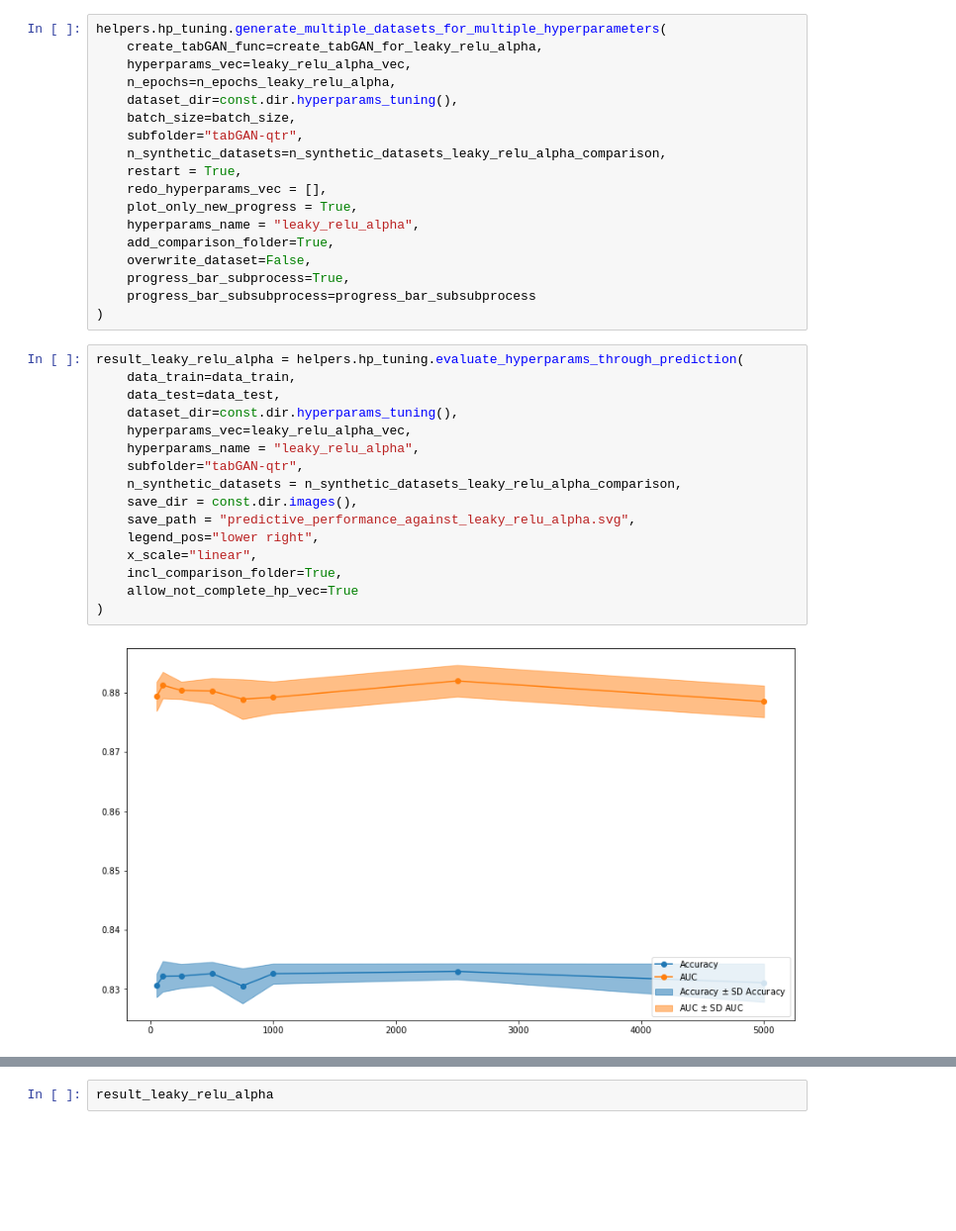
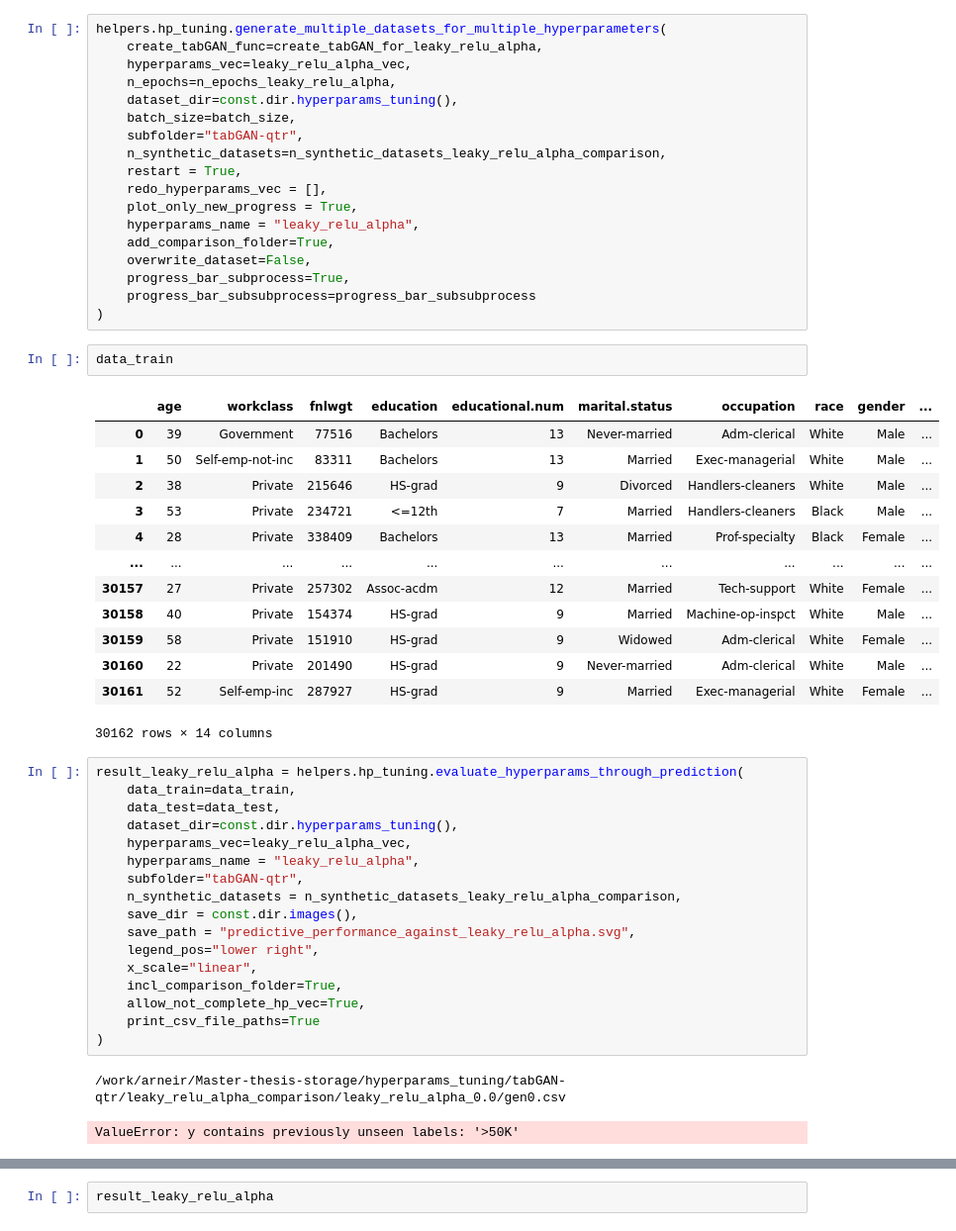
Before and after one commit to ArneRustad/Master-thesis-cf, a Jupyter notebook: scripts/tabGAN_hyperparam_tuning.ipynb, the cells around one changed output, grey strips where cells are left out. Shown at 99% size. Saved outputs shown, nothing was run; the diff lists cells and outputs as text; blank space fills up the shorter version.

Commit message:
Continud hp tuning, working on a bug fix for Idun

```diff
--- a/scripts/tabGAN_hyperparam_tuning.ipynb
+++ b/scripts/tabGAN_hyperparam_tuning.ipynb
@@ -1319,6 +1301,22 @@ helpers.hp_tuning.generate_multiple_datasets_for_multiple_hyperparameters(
     progress_bar_subprocess=True,
     progress_bar_subsubprocess=progress_bar_subsubprocess
 )
+# %%
+data_train
+# %% [output]
+|  | age | workclass | fnlwgt | education | educational.num | marital.status | occupation | race | gender | ... |
+| 0 | 39 | Government | 77516 | Bachelors | 13 | Never-married | Adm-clerical | White | Male | ... |
+| 1 | 50 | Self-emp-not-inc | 83311 | Bachelors | 13 | Married | Exec-managerial | White | Male | ... |
+| 2 | 38 | Private | 215646 | HS-grad | 9 | Divorced | Handlers-cleaners | White | Male | ... |
+| 3 | 53 | Private | 234721 | <=12th | 7 | Married | Handlers-cleaners | Black | Male | ... |
+| 4 | 28 | Private | 338409 | Bachelors | 13 | Married | Prof-specialty | Black | Female | ... |
+| ... | ... | ... | ... | ... | ... | ... | ... | ... | ... | ... |
+| 30157 | 27 | Private | 257302 | Assoc-acdm | 12 | Married | Tech-support | White | Female | ... |
+| 30158 | 40 | Private | 154374 | HS-grad | 9 | Married | Machine-op-inspct | White | Male | ... |
+| 30159 | 58 | Private | 151910 | HS-grad | 9 | Widowed | Adm-clerical | White | Female | ... |
+| 30160 | 22 | Private | 201490 | HS-grad | 9 | Never-married | Adm-clerical | White | Male | ... |
+| 30161 | 52 | Self-emp-inc | 287927 | HS-grad | 9 | Married | Exec-managerial | White | Female | ... |
+30162 rows × 14 columns
 # %%
 result_leaky_relu_alpha = helpers.hp_tuning.evaluate_hyperparams_through_prediction(
     data_train=data_train,
@@ -1333,7 +1331,9 @@ result_leaky_relu_alpha = helpers.hp_tuning.evaluate_hyperparams_through_predict
     legend_pos="lower right",
     x_scale="linear",
     incl_comparison_folder=True,
-    allow_not_complete_hp_vec=True
+    allow_not_complete_hp_vec=True,
+    print_csv_file_paths=True
 )
 # %% [output]
-[figure, removed]
+/work/arneir/Master-thesis-storage/hyperparams_tuning/tabGAN-qtr/leaky_relu_alpha_comparison/leaky_relu_alpha_0.0/gen0.csv
+ValueError: y contains previously unseen labels: '>50K'
```
Also changed, not shown: parts of 7 cells of this notebook, 3 other files.
